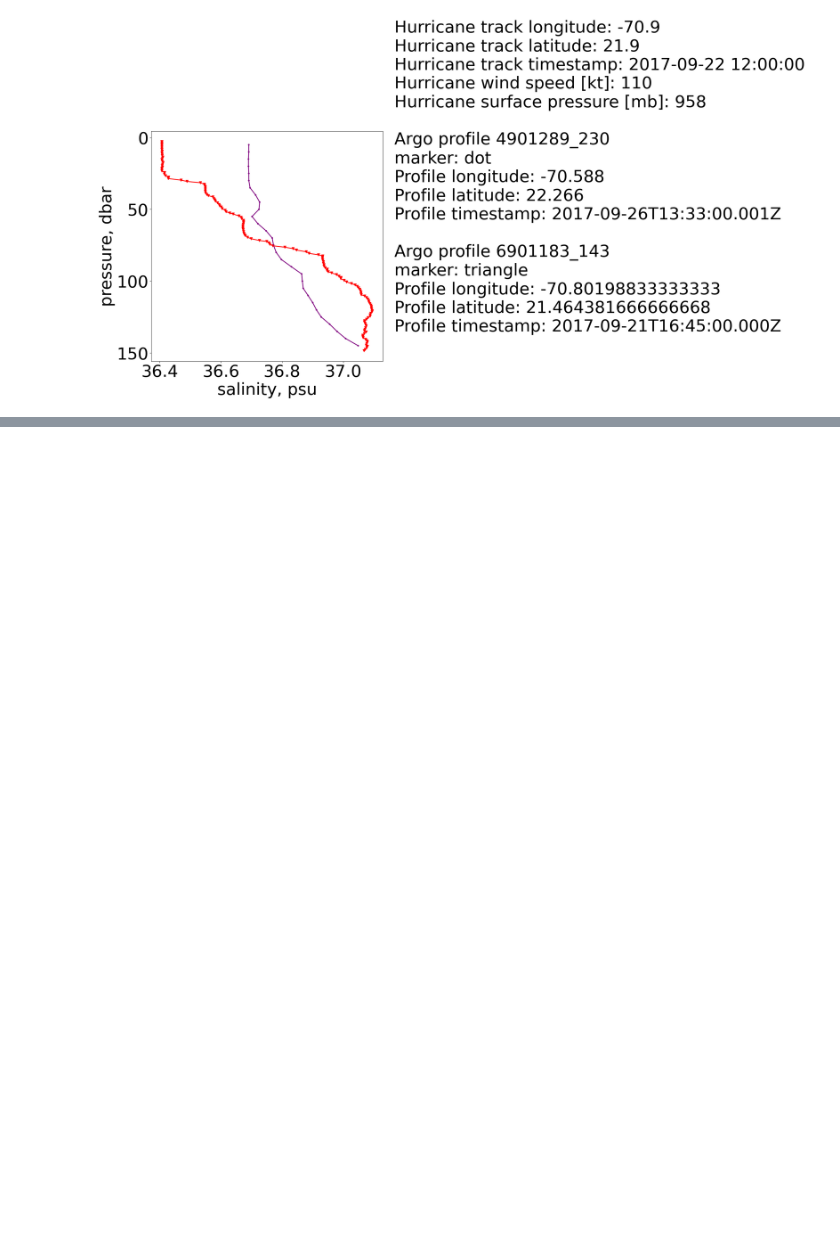
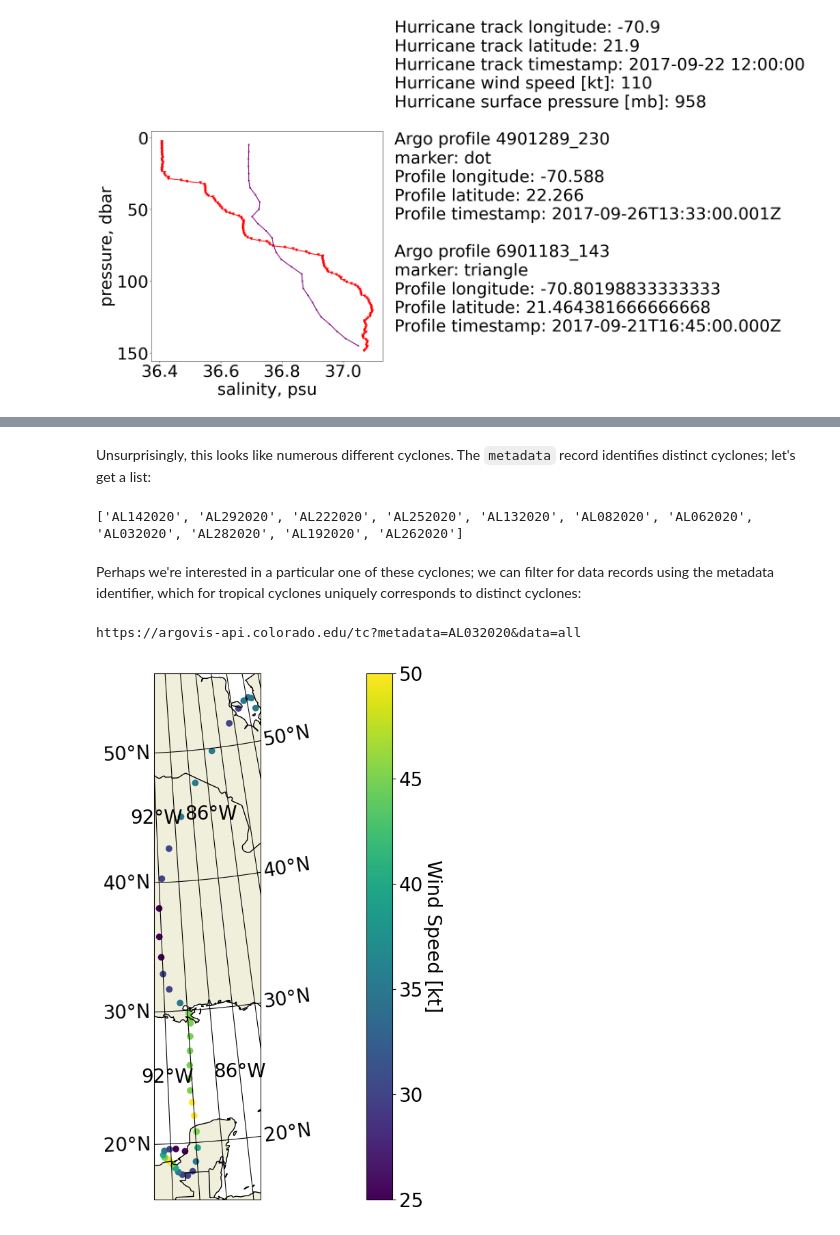
Before and after one commit to argovis/demo_notebooks, a Jupyter notebook: Tropical_Cyclone_Colocation.ipynb, the cells around one changed output, grey strips where cells are left out. Cells and saved outputs as stored; diff of their text form; code cells hidden in the pictures; blank space fills up the shorter version.

```diff
--- a/Tropical_Cyclone_Colocation.ipynb
+++ b/Tropical_Cyclone_Colocation.ipynb
@@ -154,0 +181,25 @@ hurrplot([bracket_points[0]], 'salinity',line=True)
+# %% [markdown]
+Unsurprisingly, this looks like numerous different cyclones. The `metadata` record identifies distinct cyclones; let's get a list:
+# %%
+cyclones = list(set([x['metadata'][0] for x in tc]))
+print(cyclones)
+# %% [output]
+['AL142020', 'AL292020', 'AL222020', 'AL252020', 'AL132020', 'AL082020', 'AL062020', 'AL032020', 'AL282020', 'AL192020', 'AL262020']
+# %% [markdown]
+Perhaps we're interested in a particular one of these cyclones; we can filter for data records using the metadata identifier, which for tropical cyclones uniquely corresponds to distinct cyclones:
+# %%
+tc_param = {
+    'metadata': 'AL032020',
+    'data': 'all'
+}
+
+tc = avh.query('tc', options=tc_param, apikey=API_KEY, apiroot=API_PREFIX, verbose=True)
+# %% [output]
+https://argovis-api.colorado.edu/tc?metadata=AL032020&data=all
+# %%
+tc_lon = [x['geolocation']['coordinates'][0] for x in tc]
+tc_lat = [x['geolocation']['coordinates'][1] for x in tc]
+tc_wind = [x['data'][0][0] for x in tc]
+helpers.simple_map(tc_lon, tc_lat, z=tc_wind, zlabel='Wind Speed [kt]')
+# %% [output]
+[figure, added]
```
Also changed, not shown: parts of 4 cells of this notebook, 1 other file.
